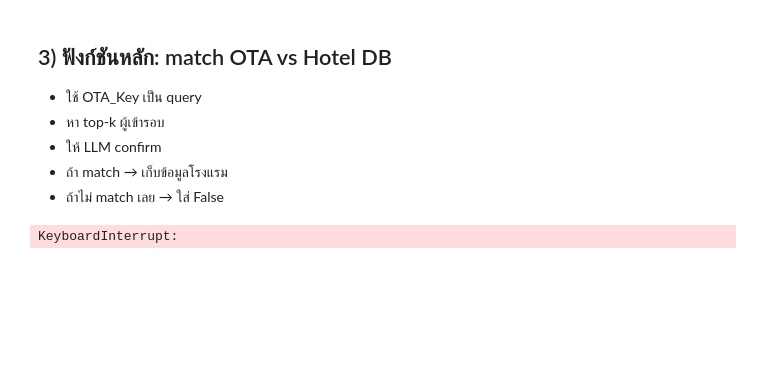
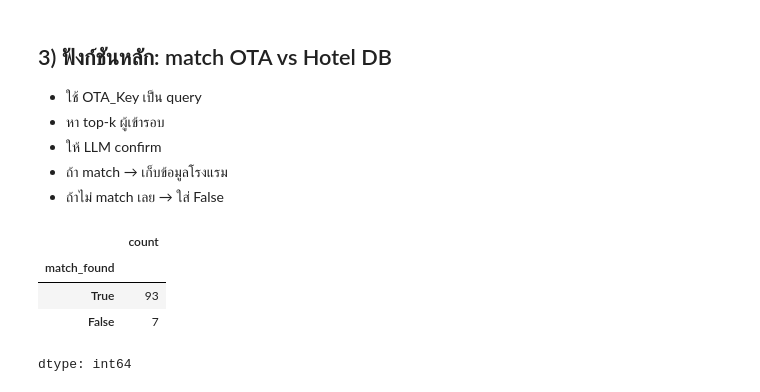
Before and after one commit to Thanrada2024/illegal_accommodation, a Jupyter notebook: DS_task.ipynb, the cells around one changed output. Cells and saved outputs as stored; diff of their text form; code cells hidden in the pictures; blank space fills up the shorter version.

```diff
--- a/DS_task.ipynb
+++ b/DS_task.ipynb
@@ -642,9 +441,0 @@ TypeError: create_hotel_vector_db() missing 1 required positional argument: 'sav
-# %%
-
-
-# 2) Query จาก OTA
-query = "คิวว์สุขุมวิท 9สุขุมวิท79พระโขนงเหนือวัฒนาเขตวัฒนากรุงเทพมหานคร10260"
-
-docs = hotel_vector_db.similarity_search(query, k=5)
-
-docs
@@ -656,0 +442,6 @@ docs
+# %%
+# ครั้งแรก
+# vectorstore = create_hotel_vector_db(hotel, "faiss_hotel_db")
+
+# ครั้งถัดไป
+vectorstore = load_hotel_vector_db("faiss_hotel_db")
@@ -732,16 +578,17 @@ def match_ota_to_hotels(ota_df: pd.DataFrame, vectorstore, top_k: int = 5):
 * ถ้า match → เก็บข้อมูลโรงแรม
 * ถ้าไม่ match เลย → ใส่ False
 # %%
-# ครั้งแรก
-vectorstore = create_hotel_vector_db(hotel, "faiss_hotel_db")
-
-# ครั้งถัดไป
-# vectorstore = load_hotel_vector_db("faiss_hotel_db")
 
 # 2) รัน matching
 matched_df = match_ota_to_hotels(OTA_df, vectorstore)
 
 # 3) เซฟผลลัพธ์
 matched_df.to_csv("ota_matched_result.csv", index=False)
-# %% [output]
-KeyboardInterrupt:
+# %%
+matched_df.match_found.value_counts()
+# %% [output]
+|  | count |
+| match_found |  |
+| True | 93 |
+| False | 7 |
+dtype: int64
```
Also changed, not shown: parts of 25 cells of this notebook.
